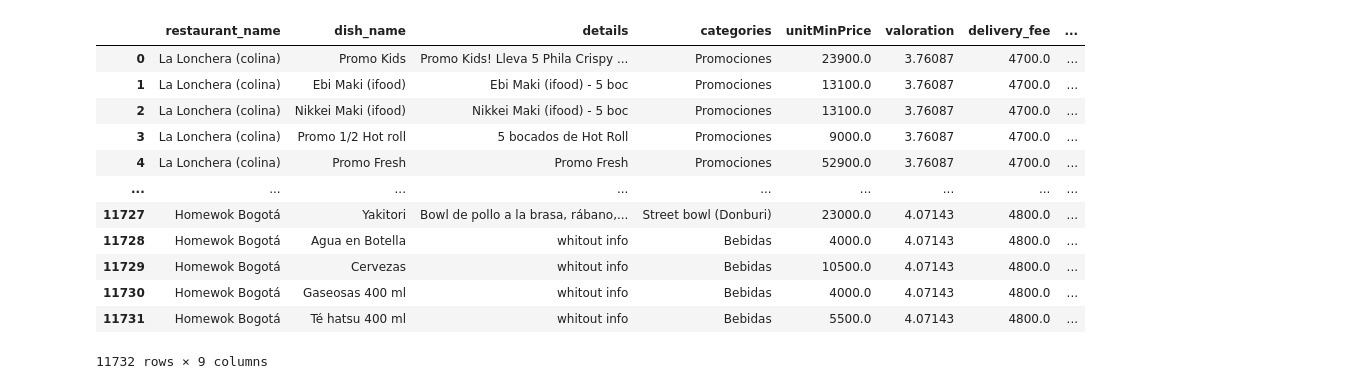
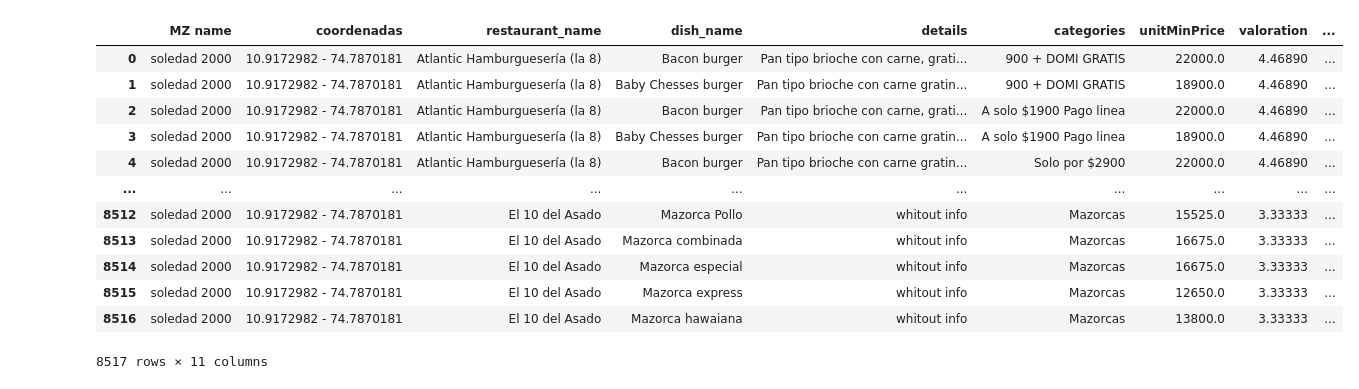
Before and after one commit to JuliXnCXm/scraper, a Jupyter notebook: notebooks/scraper_test.ipynb, the cells around one changed output. Drawn from its saved outputs; the diff is of its cells as text; code cells hidden in the pictures.

```diff
--- a/notebooks/scraper_test.ipynb
+++ b/notebooks/scraper_test.ipynb
@@ -107 +83,17 @@ memory usage: 825.6+ KB
+# %%
+df
+# %% [output]
+|  | MZ name | coordenadas | restaurant_name | dish_name | details | categories | unitMinPrice | valoration | ... |
+| 0 | soledad 2000 | 10.9172982 - 74.7870181 | Atlantic Hamburguesería (la 8) | Bacon burger | Pan tipo brioche con carne, grati... | 900 + DOMI GRATIS | 22000.0 | 4.46890 | ... |
+| 1 | soledad 2000 | 10.9172982 - 74.7870181 | Atlantic Hamburguesería (la 8) | Baby Chesses burger | Pan tipo brioche con carne gratin... | 900 + DOMI GRATIS | 18900.0 | 4.46890 | ... |
+| 2 | soledad 2000 | 10.9172982 - 74.7870181 | Atlantic Hamburguesería (la 8) | Bacon burger | Pan tipo brioche con carne, grati... | A solo $1900 Pago linea | 22000.0 | 4.46890 | ... |
+| 3 | soledad 2000 | 10.9172982 - 74.7870181 | Atlantic Hamburguesería (la 8) | Baby Chesses burger | Pan tipo brioche con carne gratin... | A solo $1900 Pago linea | 18900.0 | 4.46890 | ... |
+| 4 | soledad 2000 | 10.9172982 - 74.7870181 | Atlantic Hamburguesería (la 8) | Bacon burger | Pan tipo brioche con carne gratin... | Solo por $2900 | 22000.0 | 4.46890 | ... |
+| ... | ... | ... | ... | ... | ... | ... | ... | ... | ... |
+| 8512 | soledad 2000 | 10.9172982 - 74.7870181 | El 10 del Asado | Mazorca Pollo | whitout info | Mazorcas | 15525.0 | 3.33333 | ... |
+| 8513 | soledad 2000 | 10.9172982 - 74.7870181 | El 10 del Asado | Mazorca combinada | whitout info | Mazorcas | 16675.0 | 3.33333 | ... |
+| 8514 | soledad 2000 | 10.9172982 - 74.7870181 | El 10 del Asado | Mazorca especial | whitout info | Mazorcas | 16675.0 | 3.33333 | ... |
+| 8515 | soledad 2000 | 10.9172982 - 74.7870181 | El 10 del Asado | Mazorca express | whitout info | Mazorcas | 12650.0 | 3.33333 | ... |
+| 8516 | soledad 2000 | 10.9172982 - 74.7870181 | El 10 del Asado | Mazorca hawaiana | whitout info | Mazorcas | 13800.0 | 3.33333 | ... |
+8517 rows × 11 columns
 # %%
@@ -109,16 +100,0 @@ file = pd.read_csv('../data/transform/ifood.csv')
-# %%
-file
-# %% [output]
-|  | restaurant_name | dish_name | details | categories | unitMinPrice | valoration | delivery_fee | ... |
-| 0 | La Lonchera (colina) | Promo Kids | Promo Kids! Lleva 5 Phila Crispy ... | Promociones | 23900.0 | 3.76087 | 4700.0 | ... |
-| 1 | La Lonchera (colina) | Ebi Maki (ifood) | Ebi Maki (ifood) - 5 boc | Promociones | 13100.0 | 3.76087 | 4700.0 | ... |
-| 2 | La Lonchera (colina) | Nikkei Maki (ifood) | Nikkei Maki (ifood) - 5 boc | Promociones | 13100.0 | 3.76087 | 4700.0 | ... |
-| 3 | La Lonchera (colina) | Promo 1/2 Hot roll | 5 bocados de Hot Roll | Promociones | 9000.0 | 3.76087 | 4700.0 | ... |
-| 4 | La Lonchera (colina) | Promo Fresh | Promo Fresh | Promociones | 52900.0 | 3.76087 | 4700.0 | ... |
-| ... | ... | ... | ... | ... | ... | ... | ... | ... |
-| 11727 | Homewok Bogotá | Yakitori | Bowl de pollo a la brasa, rábano,... | Street bowl (Donburi) | 23000.0 | 4.07143 | 4800.0 | ... |
-| 11728 | Homewok Bogotá | Agua en Botella | whitout info | Bebidas | 4000.0 | 4.07143 | 4800.0 | ... |
-| 11729 | Homewok Bogotá | Cervezas | whitout info | Bebidas | 10500.0 | 4.07143 | 4800.0 | ... |
-| 11730 | Homewok Bogotá | Gaseosas 400 ml | whitout info | Bebidas | 4000.0 | 4.07143 | 4800.0 | ... |
-| 11731 | Homewok Bogotá | Té hatsu 400 ml | whitout info | Bebidas | 5500.0 | 4.07143 | 4800.0 | ... |
-11732 rows × 9 columns
```
Also changed, not shown: parts of 17 cells of this notebook, 26 other files.
